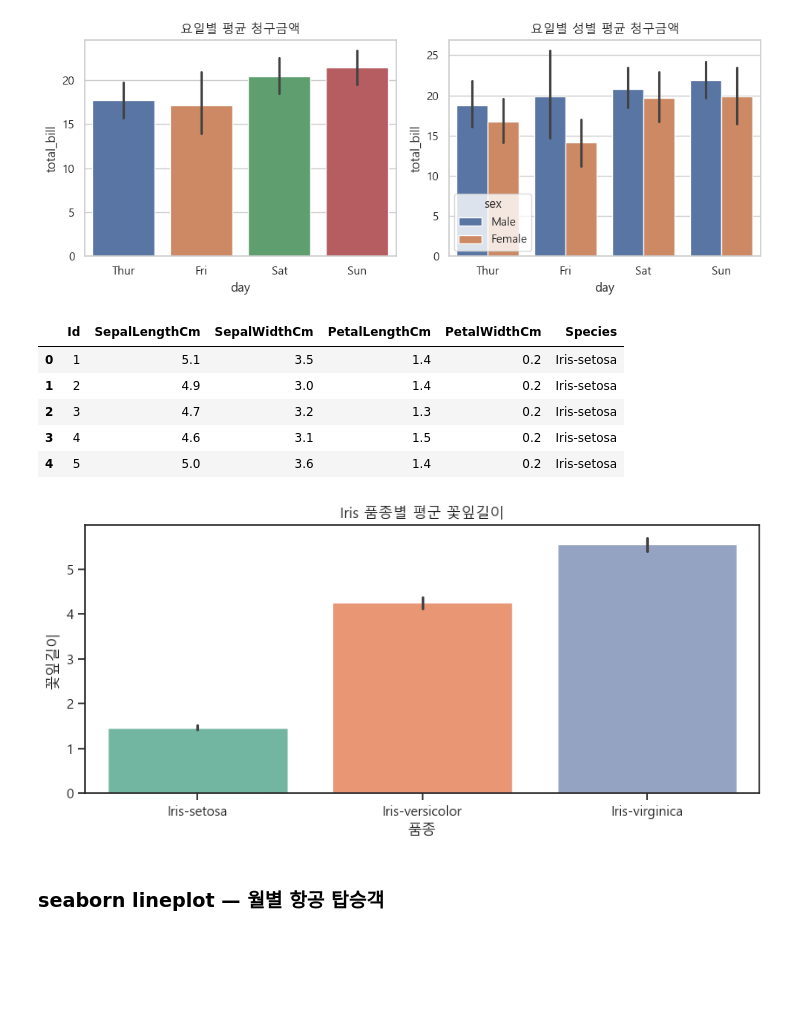
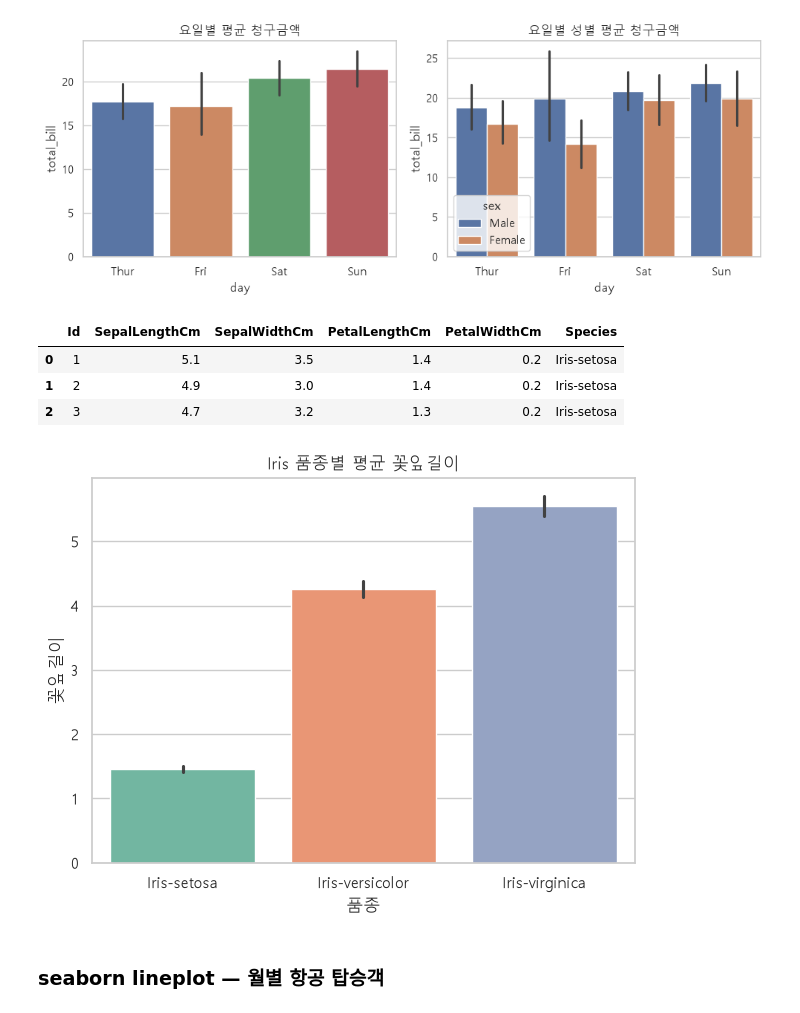
Before and after one commit to innsung/python-ds-lab, a Jupyter notebook: pandas/14_고급_시각화.ipynb, the cells around one changed output. Drawn from its saved outputs; the diff is of its cells as text; code cells hidden in the pictures; blank space fills up the shorter version.

```diff
--- a/pandas/14_고급_시각화.ipynb
+++ b/pandas/14_고급_시각화.ipynb
@@ -18,7 +22,8 @@ if platform.system() == 'Windows':
 elif platform.system() == 'Darwin':
     plt.rcParams['font.family'] = 'AppleGothic'
 else:
-    plt.rcParams['font.family'] = 'DejaVu Sans'
+    plt.rcParams['font.family'] = 'NanumGothic'
+
 plt.rcParams['axes.unicode_minus'] = False
 print('환경 설정 완료!')
 # %% [output]
@@ -32,26 +36,0 @@ plt.rcParams['font.family']
-# %%
-# [예제 1] seaborn barplot (code8_1)
-import seaborn as sns
-import matplotlib.pyplot as plt
-
-df = sns.load_dataset('tips')
-print('tips 데이터 앞 3행:')
-print(df.shape)
-print(df.head(3))
-
-sns.set_theme(style='whitegrid', rc={'figure.figsize': (10, 4)})
-
-fig, axes = plt.subplots(1, 2)
-
-# 요일별 평균 청구금액
-sns.barplot(data=df, x='day', y='total_bill', estimator='mean',
-            hue='day', legend=False, ax=axes[0])
-axes[0].set_title('요일별 평균 청구금액')
-
-# 요일별 성별 평균 청구금액
-sns.barplot(data=df, x='day', y='total_bill', estimator='mean',
-            hue='sex', ax=axes[1])
-axes[1].set_title('요일별 성별 평균 청구금액')
-
-plt.tight_layout()
-plt.show()
@@ -97,36 +73,35 @@ plt.show()
 [figure]
 # %%
 # [실습] seaborn - barplot : iris 품종별 평균 꽃잎 길이
-# x : 품종, y: 꽃잎길이
+# x: 품종,  y: 꽃잎길이
 # font: plt.rcParams['font.family'] = 'Malgun Gothic'
+
 df = pd.read_csv('data/iris.csv')
-df.head()
+df.head(3)
 # %% [output]
 |  | Id | SepalLengthCm | SepalWidthCm | PetalLengthCm | PetalWidthCm | Species |
 | 0 | 1 | 5.1 | 3.5 | 1.4 | 0.2 | Iris-setosa |
 | 1 | 2 | 4.9 | 3.0 | 1.4 | 0.2 | Iris-setosa |
 | 2 | 3 | 4.7 | 3.2 | 1.3 | 0.2 | Iris-setosa |
-| 3 | 4 | 4.6 | 3.1 | 1.5 | 0.2 | Iris-setosa |
-| 4 | 5 | 5.0 | 3.6 | 1.4 | 0.2 | Iris-setosa |
 # %%
-sns.set_theme(style='ticks', rc={'figure.figsize': (10, 4)})
+sns.set_theme(style='whitegrid', rc={'figure.figsize': (7, 5)})
 plt.rcParams['font.family'] = 'Malgun Gothic'
 
 sns.barplot(
     data=df,
     x='Species',
     y='PetalLengthCm',
     estimator='mean',
     hue='Species',
     palette='Set2',
     legend=False
 )
-plt.title('Iris 품종별 평군 꽃잎길이')
+plt.title('Iris 품종별 평균 꽃잎길이')
 plt.xlabel('품종')
 plt.ylabel('꽃잎길이')
 plt.show()
 # %% [output]
-[figure, old version]
+[figure, new version]
 # %% [markdown]
 ### seaborn lineplot — 월별 항공 탑승객
 # %%
```
Also changed, not shown: parts of 49 cells of this notebook, 13 other files.
